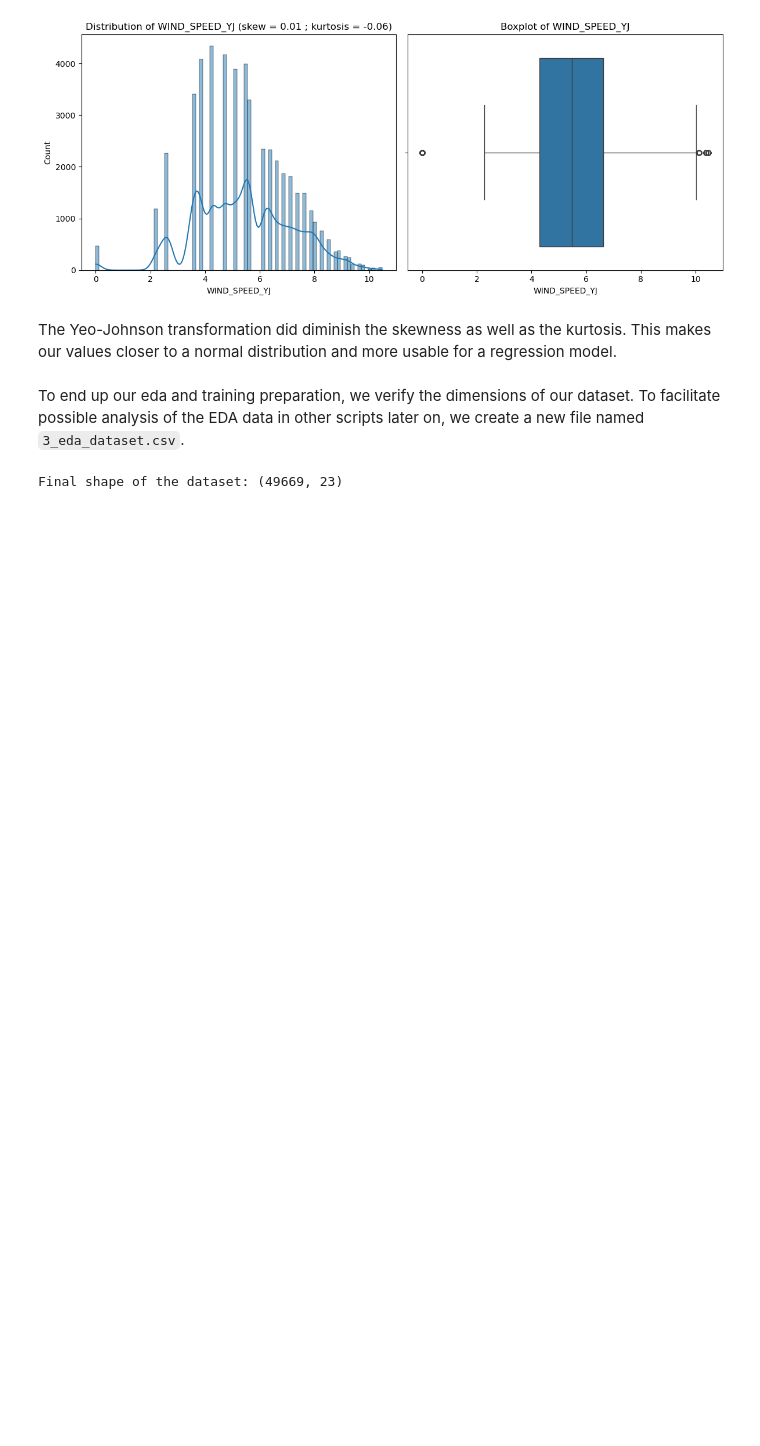
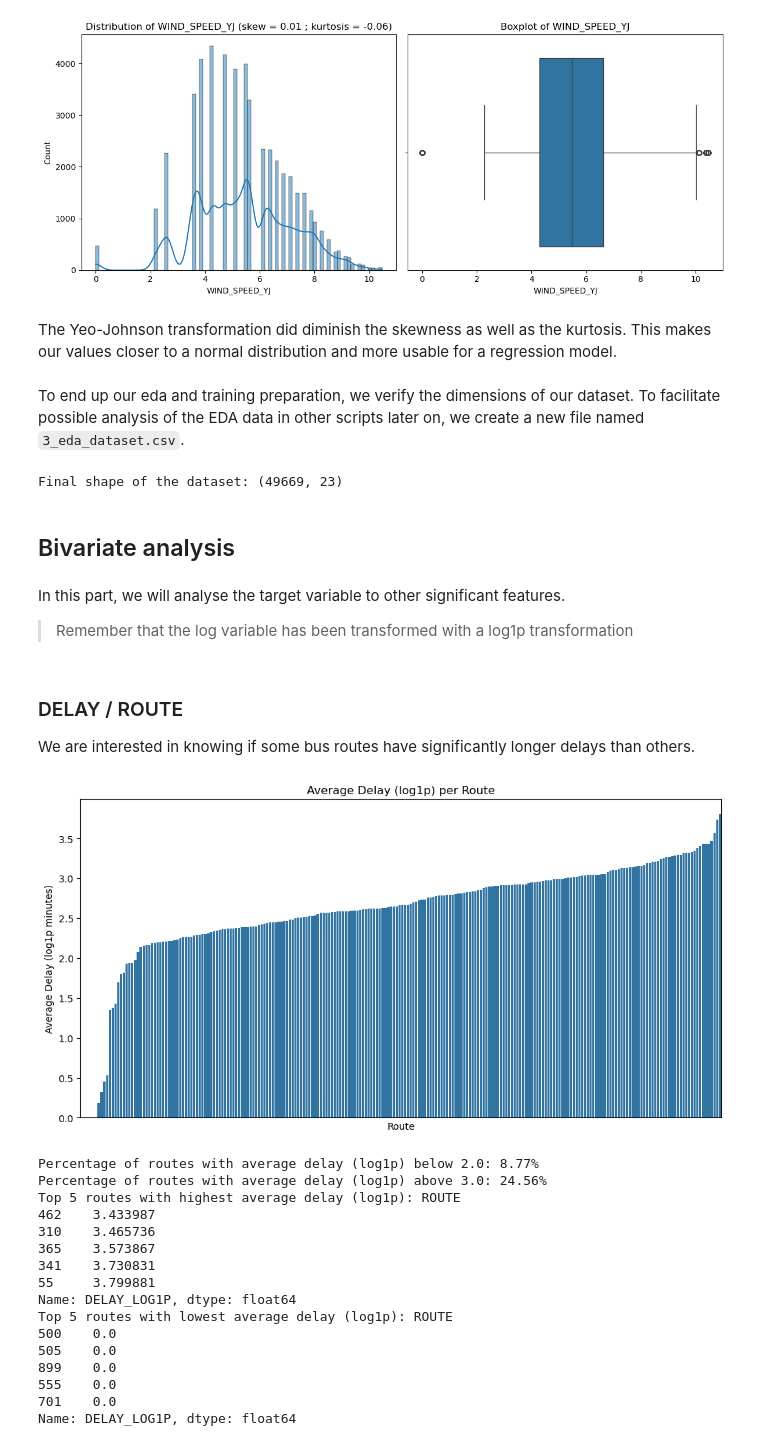
Before and after one commit to StutenEXE/utc-tz-machine-learning-toronto-bus-prediction, a Jupyter notebook: notebooks/2_eda.ipynb, the cells around one changed output. Cells and saved outputs as stored; diff of their text form; code cells hidden in the pictures; blank space fills up the shorter version.

Commit message:
[eda] finished bivariate analysis

```diff
--- a/notebooks/2_eda.ipynb
+++ b/notebooks/2_eda.ipynb
@@ -1171,3 +1185,62 @@ print(f"Final shape of the dataset: {eda_df.shape}")
 eda_df.to_csv("../data/3_eda_dataset.csv", index=False)
 # %% [output]
 Final shape of the dataset: (49669, 23)
+# %% [markdown]
+## Bivariate analysis
+# %% [markdown]
+In this part, we will analyse the target variable to other significant features.
+
+> Remember that the log variable has been transformed with a log1p transformation
+# %% [markdown]
+### DELAY / ROUTE
+
+We are interested in knowing if some bus routes have significantly longer delays than others.
+# %%
+# Plot as bar chart
+# Calculate average delay per route
+avg_delay_per_route = eda_df.groupby('ROUTE')['DELAY_LOG1P'].mean().sort_values()
+
+# Plot as bar chart
+plt.figure(figsize=(12, 6))
+sns.barplot(x=avg_delay_per_route.index, y=avg_delay_per_route.values)
+plt.title('Average Delay (log1p) per Route')
+plt.xlabel('Route')
+plt.ylabel('Average Delay (log1p minutes)')
+plt.xticks([])
+plt.show()
+
+# Calculate percentages
+total_routes = len(avg_delay_per_route)
+below_2 = (avg_delay_per_route < 2.0).sum()
+above_3 = (avg_delay_per_route > 3.0).sum()
+percent_below_2 = (below_2 / total_routes) * 100
+percent_above_3 = (above_3 / total_routes) * 100
+
+print(f"Percentage of routes with average delay (log1p) below 2.0: {percent_below_2:.2f}%")
+print(f"Percentage of routes with average delay (log1p) above 3.0: {percent_above_3:.2f}%")
+
+# Highest average delay routes
+top_5_routes = avg_delay_per_route.tail(5)
+print("Top 5 routes with highest average delay (log1p):", top_5_routes)
+
+# Lowest average delay routes
+bottom_5_routes = avg_delay_per_route.head(5)
+print("Top 5 routes with lowest average delay (log1p):", bottom_5_routes)
+# %% [output]
+[figure, added]
+Percentage of routes with average delay (log1p) below 2.0: 8.77%
+Percentage of routes with average delay (log1p) above 3.0: 24.56%
+Top 5 routes with highest average delay (log1p): ROUTE
+462    3.433987
+310    3.465736
+365    3.573867
+341    3.730831
+55     3.799881
+Name: DELAY_LOG1P, dtype: float64
+Top 5 routes with lowest average delay (log1p): ROUTE
+500    0.0
+505    0.0
+899    0.0
+555    0.0
+701    0.0
+Name: DELAY_LOG1P, dtype: float64
```
Also changed, not shown: parts of 27 cells of this notebook.
